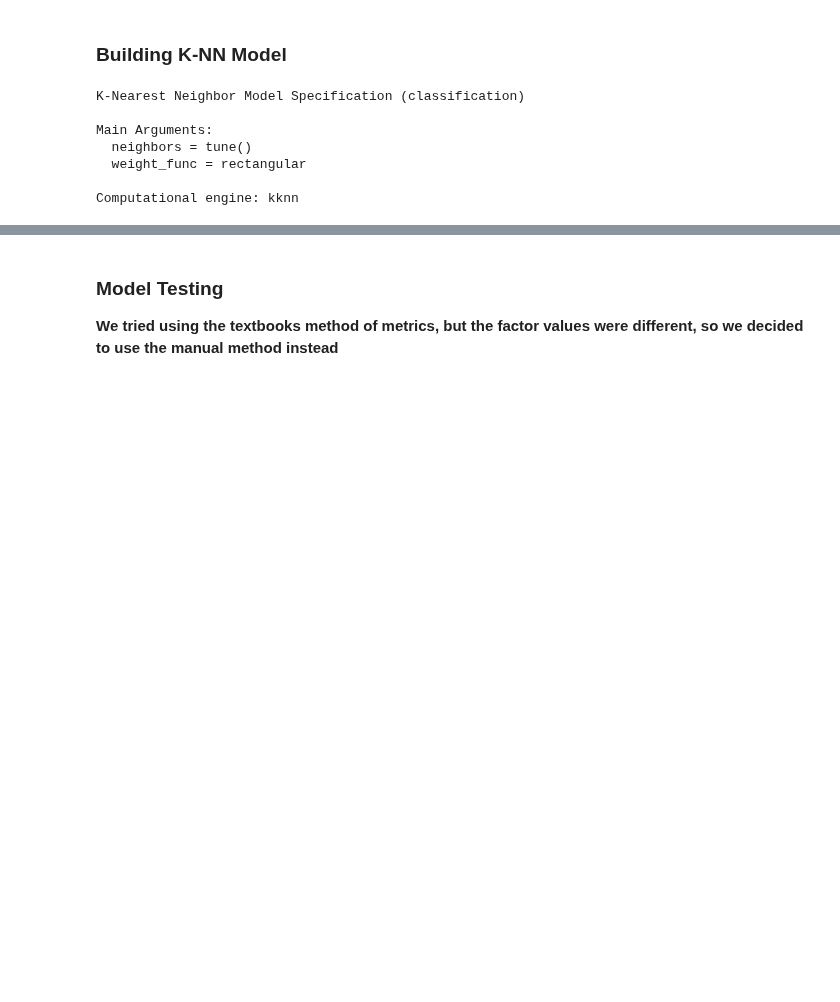
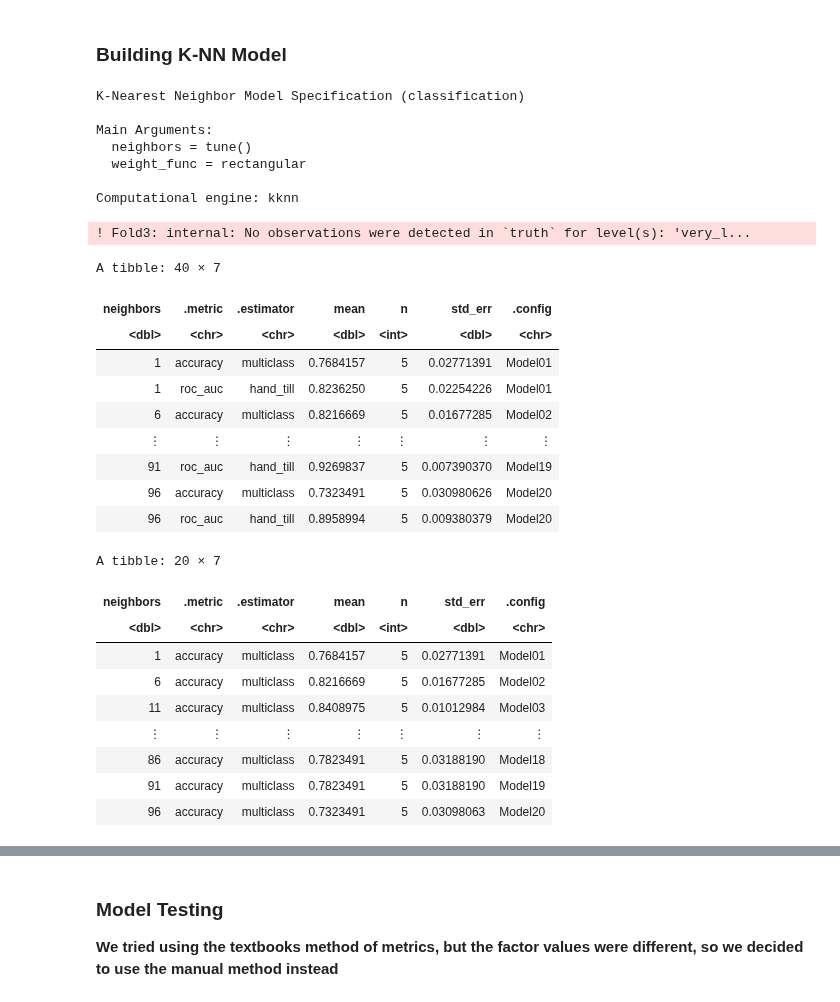
Before and after one commit to namyasharmaa/DSCI-100-Project, a Jupyter notebook: project_report.ipynb, the cells around one changed output, grey strips where cells are left out. Saved outputs shown, nothing was run; the diff lists cells and outputs as text; code cells hidden in the pictures; blank space fills up the shorter version.

```diff
--- a/project_report.ipynb
+++ b/project_report.ipynb
@@ -239,18 +257,41 @@ Computational engine: kknn
 # %%
 # Set up different K values to test during cross validation
 k_vals <- tibble(neighbors = seq(from = 1, to = 100, by = 5))
 
 # Combine in a workflow, collect metrics from cross validation
 knn_results <- workflow() %>%
-  add_recipe(final_recipe) %>%
+  add_recipe(data_recipe) %>%
   add_model(knn_spec) %>%
   tune_grid(resamples = data_vfold, grid = k_vals) %>%
   collect_metrics()
+knn_results
 
 # Obtain accuracy values for different K values from metrics
 accuracies <- knn_results %>%
     filter(.metric == "accuracy")
 accuracies
+# %% [output]
+! Fold3: internal: No observations were detected in `truth` for level(s): 'very_l...
+A tibble: 40 × 7
+| neighbors | .metric | .estimator | mean | n | std_err | .config |
+| <dbl> | <chr> | <chr> | <dbl> | <int> | <dbl> | <chr> |
+| 1 | accuracy | multiclass | 0.7684157 | 5 | 0.02771391 | Model01 |
+| 1 | roc_auc | hand_till | 0.8236250 | 5 | 0.02254226 | Model01 |
+| 6 | accuracy | multiclass | 0.8216669 | 5 | 0.01677285 | Model02 |
+| ⋮ | ⋮ | ⋮ | ⋮ | ⋮ | ⋮ | ⋮ |
+| 91 | roc_auc | hand_till | 0.9269837 | 5 | 0.007390370 | Model19 |
+| 96 | accuracy | multiclass | 0.7323491 | 5 | 0.030980626 | Model20 |
+| 96 | roc_auc | hand_till | 0.8958994 | 5 | 0.009380379 | Model20 |
+A tibble: 20 × 7
+| neighbors | .metric | .estimator | mean | n | std_err | .config |
+| <dbl> | <chr> | <chr> | <dbl> | <int> | <dbl> | <chr> |
+| 1 | accuracy | multiclass | 0.7684157 | 5 | 0.02771391 | Model01 |
+| 6 | accuracy | multiclass | 0.8216669 | 5 | 0.01677285 | Model02 |
+| 11 | accuracy | multiclass | 0.8408975 | 5 | 0.01012984 | Model03 |
+| ⋮ | ⋮ | ⋮ | ⋮ | ⋮ | ⋮ | ⋮ |
+| 86 | accuracy | multiclass | 0.7823491 | 5 | 0.03188190 | Model18 |
+| 91 | accuracy | multiclass | 0.7823491 | 5 | 0.03188190 | Model19 |
+| 96 | accuracy | multiclass | 0.7323491 | 5 | 0.03098063 | Model20 |
 # %%
 # Plot accuracy of each K to decide on best K
 accuracy_vs_k <- ggplot(accuracies, aes(x = neighbors, y = mean)) +
```
Also changed, not shown: parts of 4 cells of this notebook.
